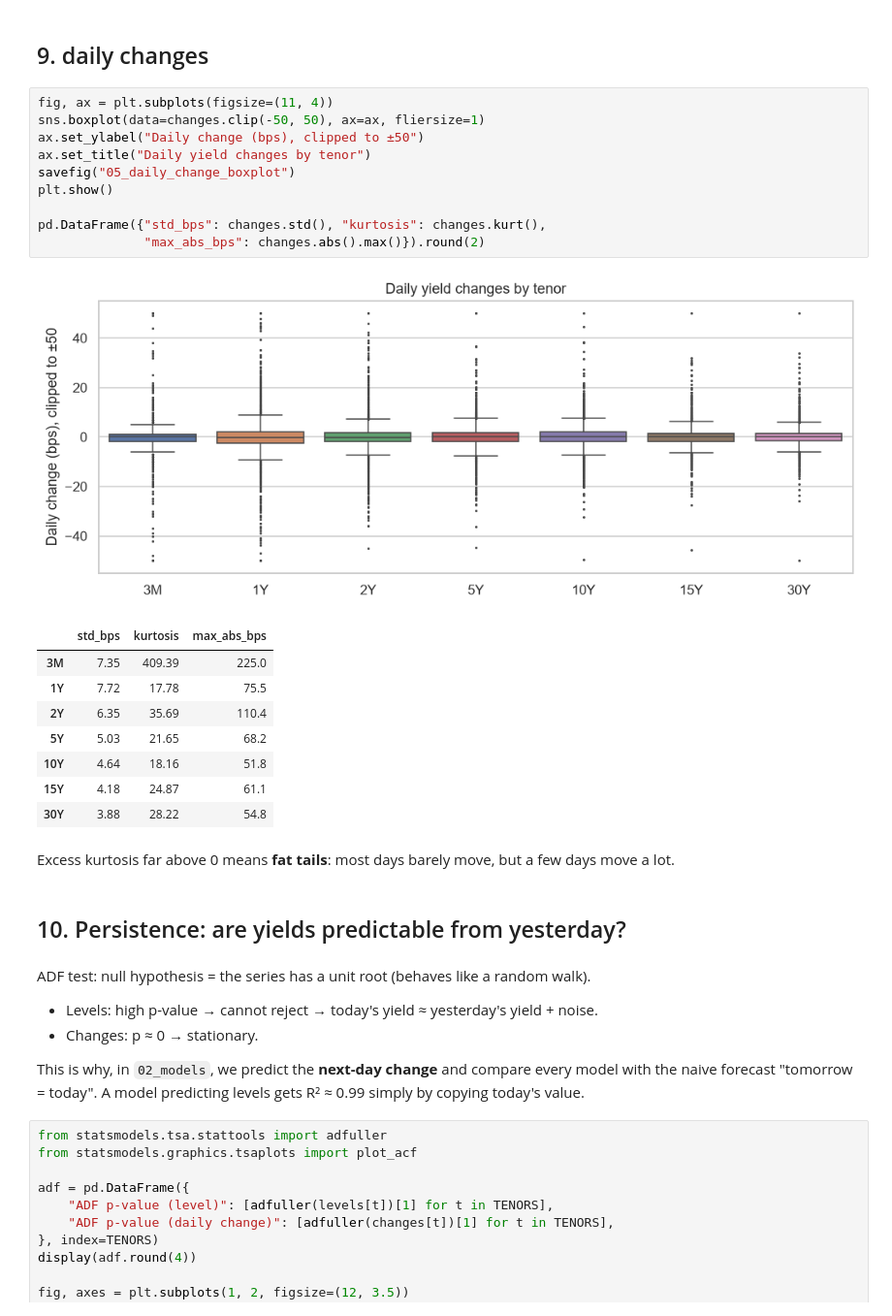
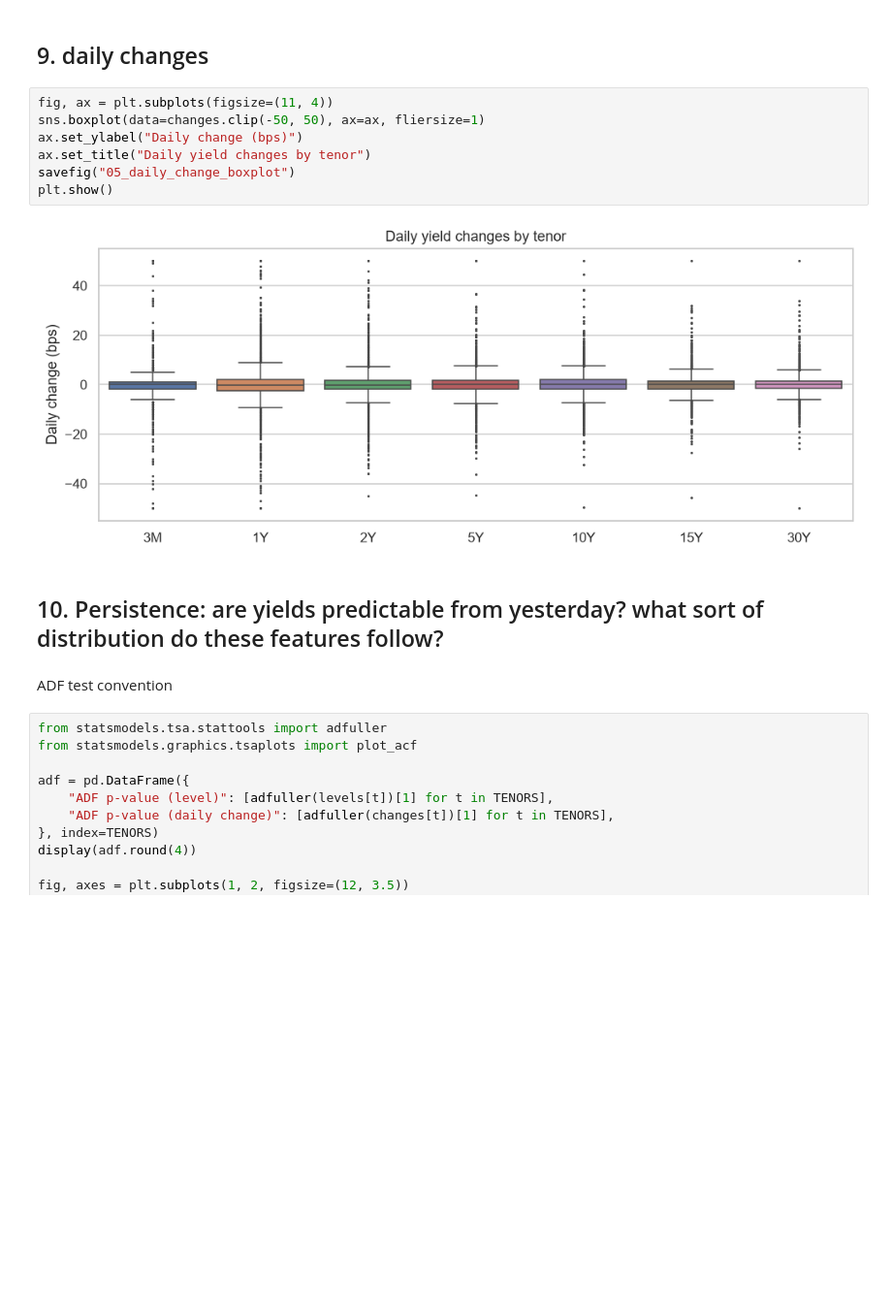
Before and after one commit to Krish-Arun/Yield_Curve_Prediction, a Jupyter notebook: 01_data_eda.ipynb, the cells around one changed output. Shown at 97% size. Saved outputs shown, nothing was run; the diff lists cells and outputs as text; blank space fills up the shorter version.

```diff
--- a/01_data_eda.ipynb
+++ b/01_data_eda.ipynb
@@ -222,34 +224,16 @@ plt.show()
 # %%
 fig, ax = plt.subplots(figsize=(11, 4))
 sns.boxplot(data=changes.clip(-50, 50), ax=ax, fliersize=1)
-ax.set_ylabel("Daily change (bps), clipped to ±50")
+ax.set_ylabel("Daily change (bps)")
 ax.set_title("Daily yield changes by tenor")
 savefig("05_daily_change_boxplot")
 plt.show()
-
-pd.DataFrame({"std_bps": changes.std(), "kurtosis": changes.kurt(),
-              "max_abs_bps": changes.abs().max()}).round(2)
 # %% [output]
-[figure, old version]
+[figure, new version]
-|  | std_bps | kurtosis | max_abs_bps |
-| 3M | 7.35 | 409.39 | 225.0 |
-| 1Y | 7.72 | 17.78 | 75.5 |
-| 2Y | 6.35 | 35.69 | 110.4 |
-| 5Y | 5.03 | 21.65 | 68.2 |
-| 10Y | 4.64 | 18.16 | 51.8 |
-| 15Y | 4.18 | 24.87 | 61.1 |
-| 30Y | 3.88 | 28.22 | 54.8 |
-# %% [markdown]
-Excess kurtosis far above 0 means **fat tails**: most days barely move, but a few days move a lot.
 # %% [markdown]
-## 10. Persistence: are yields predictable from yesterday?
+## 10. Persistence: are yields predictable from yesterday? what sort of distribution do these features follow?
 # %% [markdown]
-ADF test: null hypothesis = the series has a unit root (behaves like a random walk).
-- Levels: high p-value → cannot reject → today's yield ≈ yesterday's yield + noise.
-- Changes: p ≈ 0 → stationary.
-
-This is why, in `02_models`, we predict the **next-day change** and compare every model with the naive forecast
-"tomorrow = today". A model predicting levels gets R² ≈ 0.99 simply by copying today's value.
+ADF test convention
 # %%
 from statsmodels.tsa.stattools import adfuller
 from statsmodels.graphics.tsaplots import plot_acf
```
Also changed, not shown: parts of 9 cells of this notebook, 4 other files.
